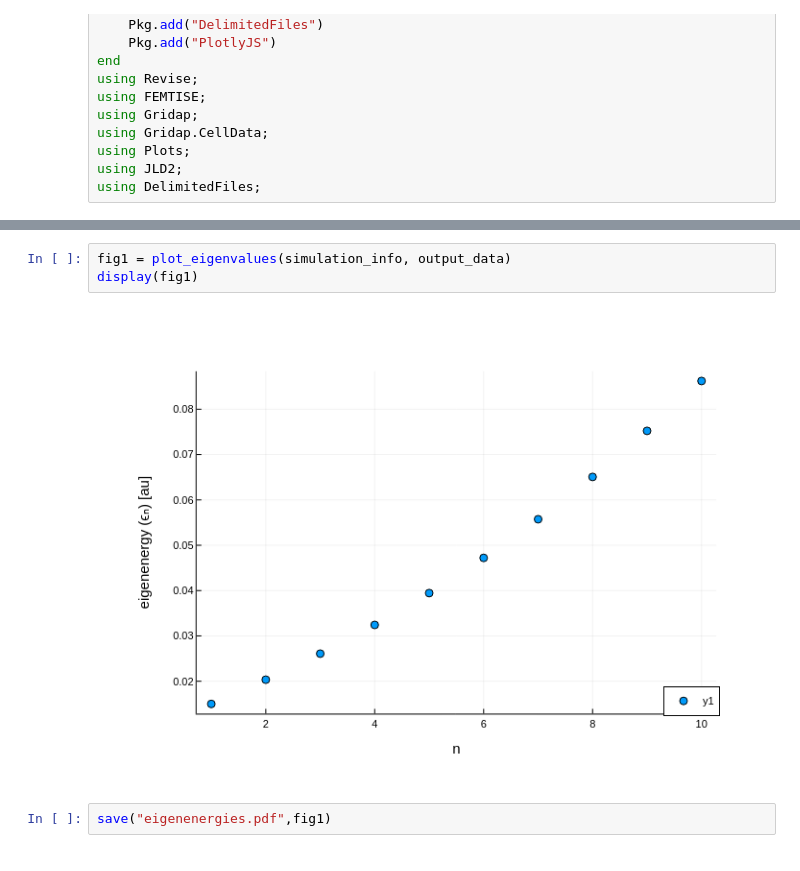
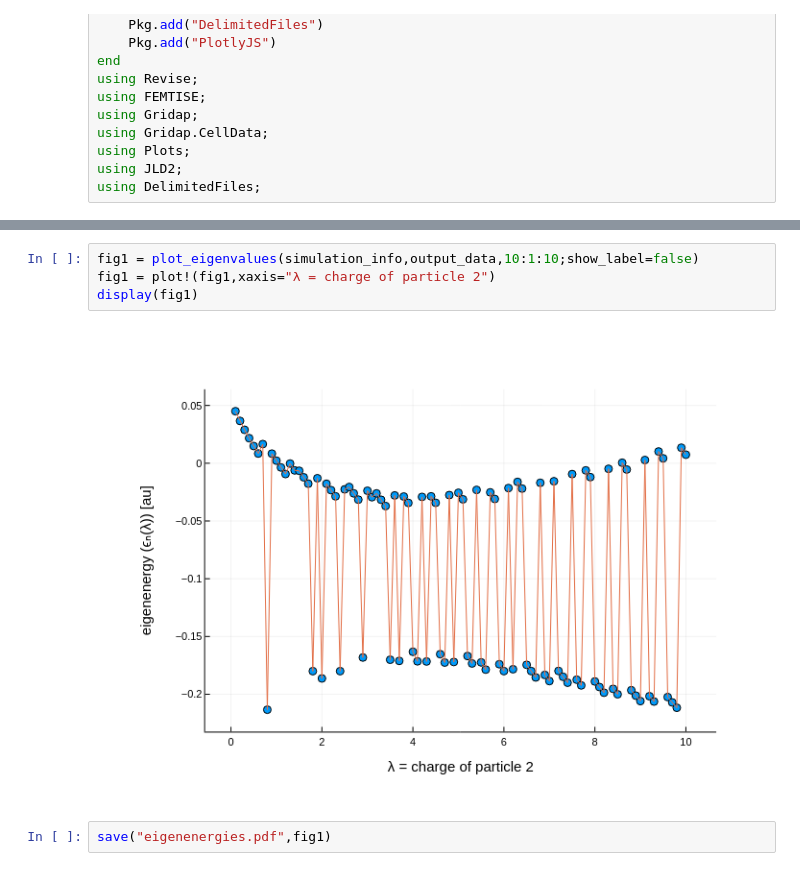
Before and after one commit to mendzmartin/FEMTISE_TUTORIAL, a Jupyter notebook: 030_experimentation/030_test/coulomb_potential_1D_parameter_variation/050_analysis/coulomb_potential_1D_parameter_variation.ipynb, the cells around one changed output, grey strips where cells are left out. Saved outputs shown, nothing was run; the diff lists cells and outputs as text.

```diff
--- a/030_experimentation/030_test/coulomb_potential_1D_parameter_variation/050_analysis/coulomb_potential_1D_parameter_variation.ipynb
+++ b/030_experimentation/030_test/coulomb_potential_1D_parameter_variation/050_analysis/coulomb_potential_1D_parameter_variation.ipynb
@@ -61,7 +108,8 @@ simulation_info, output_data = collect_result_data(true,input_file_name)
 # %%
-fig1 = plot_eigenvalues(simulation_info, output_data)
+fig1 = plot_eigenvalues(simulation_info,output_data,10:1:10;show_label=false)
+fig1 = plot!(fig1,xaxis="λ = charge of particle 2")
 display(fig1)
 # %% [output]
-[figure, old version]
+[figure, new version]
 # %%
 save("eigenenergies.pdf",fig1)
```
Also changed, not shown: parts of 11 cells of this notebook, 17 other files.
